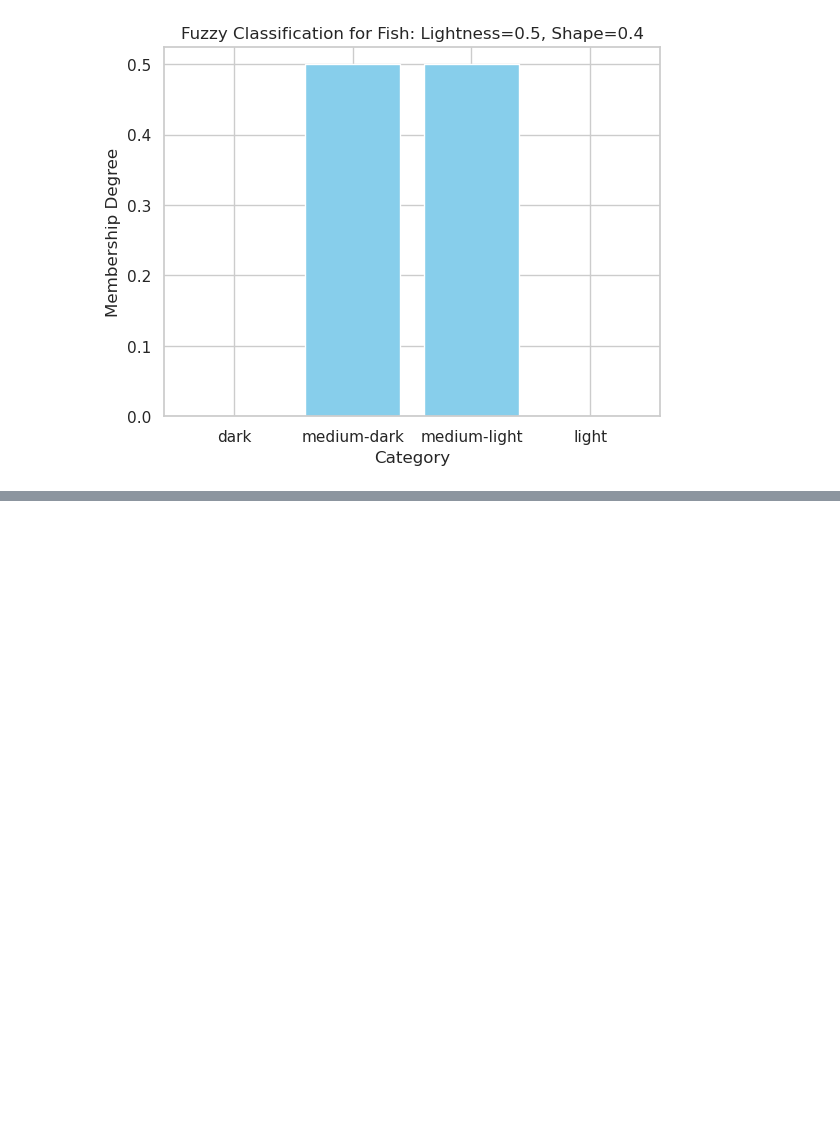
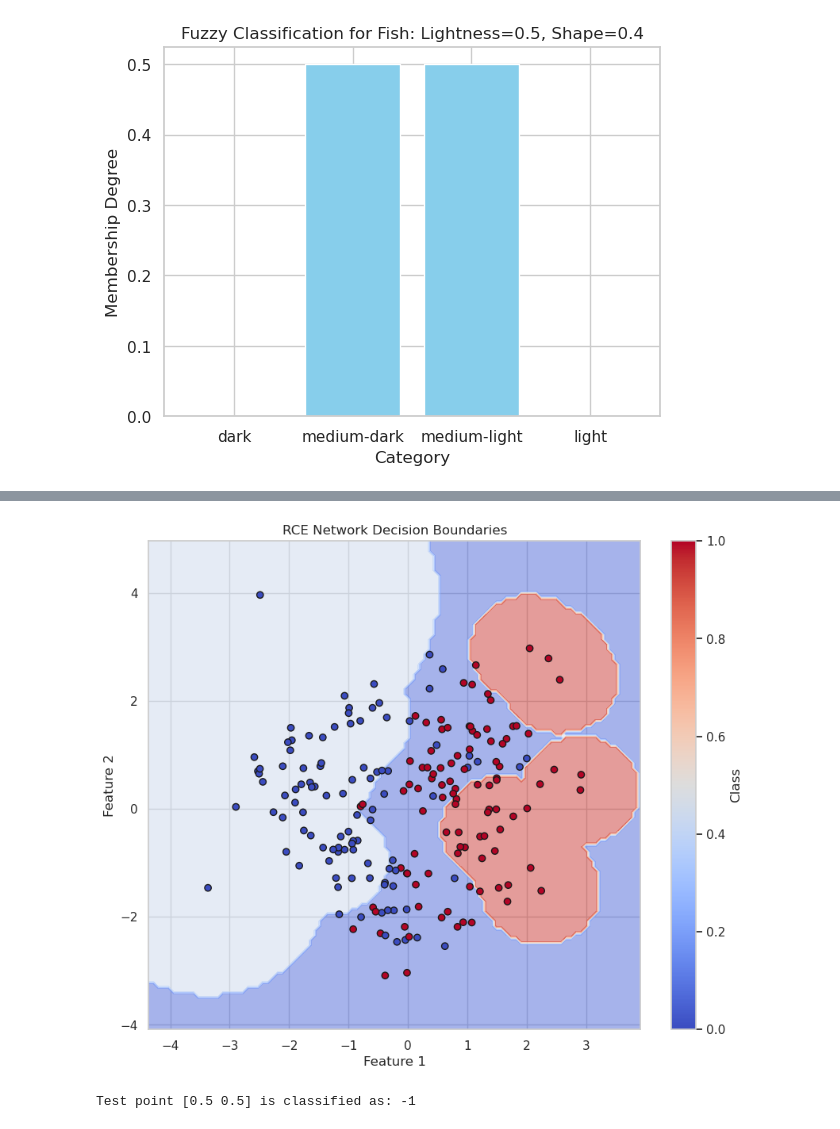
Before and after one commit to rocky115/DeepMythomatics, a Jupyter notebook: Patterns_learning_Integration_sarsha-2/Chapter-4/Chapter-4_ଧୂଆଁପତ୍ର ଗଛ_Non_Parametric_Estimation_1.ipynb, the cells around one changed output, grey strips where cells are left out. Drawn from its saved outputs; the diff is of its cells as text; code cells hidden in the pictures; blank space fills up the shorter version.

```diff
--- a/Patterns_learning_Integration_sarsha-2/Chapter-4/Chapter-4_ଧୂଆଁପତ୍ର ଗଛ_Non_Parametric_Estimation_1.ipynb
+++ b/Patterns_learning_Integration_sarsha-2/Chapter-4/Chapter-4_ଧୂଆଁପତ୍ର ଗଛ_Non_Parametric_Estimation_1.ipynb
@@ -1770,0 +1681,40 @@ ValueError: could not convert string to float: 'Ambiguous'
+# %%
+# Function to classify a new test point (with numerical encoding for ambiguity)
+def rce_classify(X, y, test_point, weights, radii):
+    distances = np.linalg.norm(X - test_point, axis=1)
+    relevant_indices = distances < radii  # Find all units within radius
+    if np.sum(relevant_indices) == 0:
+        return -1  # Ambiguous
+
+    # Get the classes of the relevant pattern units
+    relevant_labels = y[relevant_indices]
+
+    # If all relevant points belong to the same class, return that class
+    if np.all(relevant_labels == relevant_labels[0]):
+        return relevant_labels[0]
+
+    return -1  # Ambiguous
+
+# Create a numerical map for ambiguous regions and class labels
+numerical_predictions = np.array([rce_classify(X, y, point, weights, radii) for point in grid_points])
+numerical_predictions = numerical_predictions.reshape(xx.shape)
+
+# Plot the decision boundaries
+plt.figure(figsize=(10, 8))
+# Plot the decision regions
+plt.contourf(xx, yy, numerical_predictions, alpha=0.5, cmap='coolwarm')
+# Plot the data points
+plt.scatter(X[:, 0], X[:, 1], c=y, edgecolors='k', cmap='coolwarm', marker='o')
+plt.title("RCE Network Decision Boundaries")
+plt.xlabel("Feature 1")
+plt.ylabel("Feature 2")
+plt.colorbar(label="Class")
+plt.show()
+
+# Example classification
+test_point = np.array([0.5, 0.5])  # Example test point
+prediction = rce_classify(X, y, test_point, weights, radii)
+print(f"Test point {test_point} is classified as: {prediction}")
+# %% [output]
+[figure, added]
+Test point [0.5 0.5] is classified as: -1
```
Also changed, not shown: parts of 1 cell of this notebook, 1 other file.
